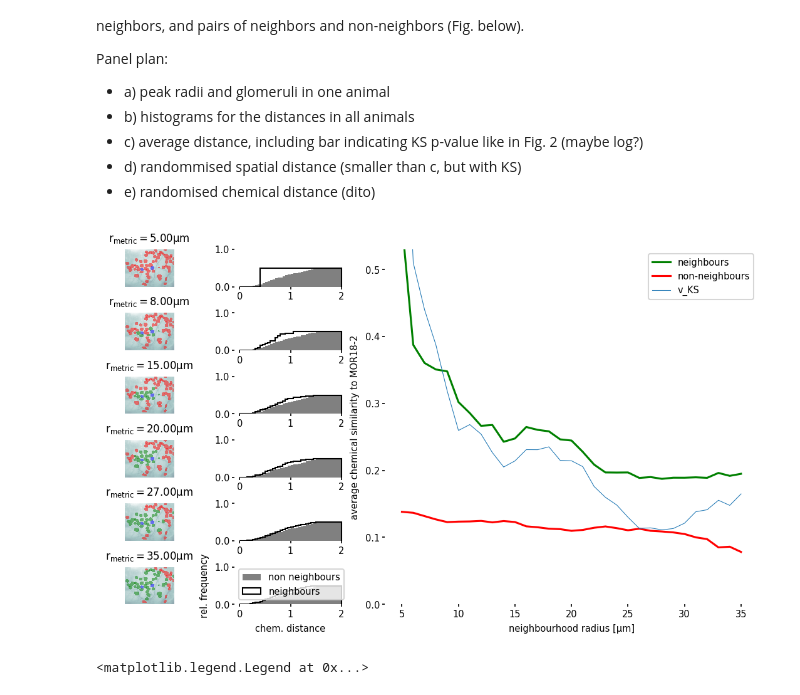
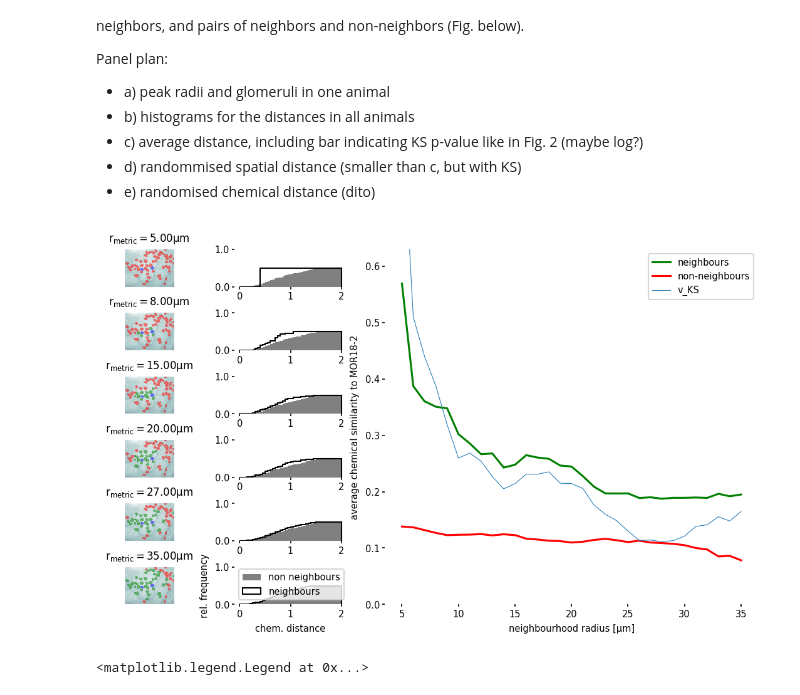
Before and after one commit to Huitzilo/glomcentric_code, a Jupyter notebook: MOB_Fig_chemotopic_clustering.ipynb, the cells around one changed output. Cells and saved outputs as stored; diff of their text form; code cells hidden in the pictures.

```diff
--- a/MOB_Fig_chemotopic_clustering.ipynb
+++ b/MOB_Fig_chemotopic_clustering.ipynb
@@ -737,6 +737,7 @@ def plot_single_hist_with_all_animals(f,
 def init_pub_plot(num_plots, figsize=(13,9)):
     matplotlib.rcParams['savefig.dpi'] = 150
     matplotlib.rcParams['figure.dpi'] = 150
+    matplotlib.rcParams['svg.fonttype'] = 'none'
     f = plt.figure(figsize=figsize)
     gs = matplotlib.gridspec.GridSpec(num_plots, 3, width_ratios=[1,1.2,4], hspace=0.7)
     return f, gs
@@ -914,12 +915,12 @@ def chemotopyfun(figtype='explore', animal_to_plot=1, printstats=False, figsize=
                 label="v_KS", lw=0.5)
         ax.set_xlabel(u'neighbourhood radius [µm]')
         ax.set_ylabel('average chemical similarity to MOR18-2')
-        ax.set_ylim(0,0.53)
+        ax.set_ylim(0,0.63)
         ax.legend()
         ax.set_frame_on(False)
 
-    return datadicts
+    return datadicts, plt.gcf()
 # %%
-datadicts = chemotopyfun(figtype='pub', animal_to_plot=1, figsize=(9,5))
+datadicts,f = chemotopyfun(figtype='pub', animal_to_plot=1, figsize=(9,5), printstats=False)
 # %% [output]
-[figure, old version]
+[figure, new version]
```
Also changed, not shown: parts of 1 cell of this notebook.
